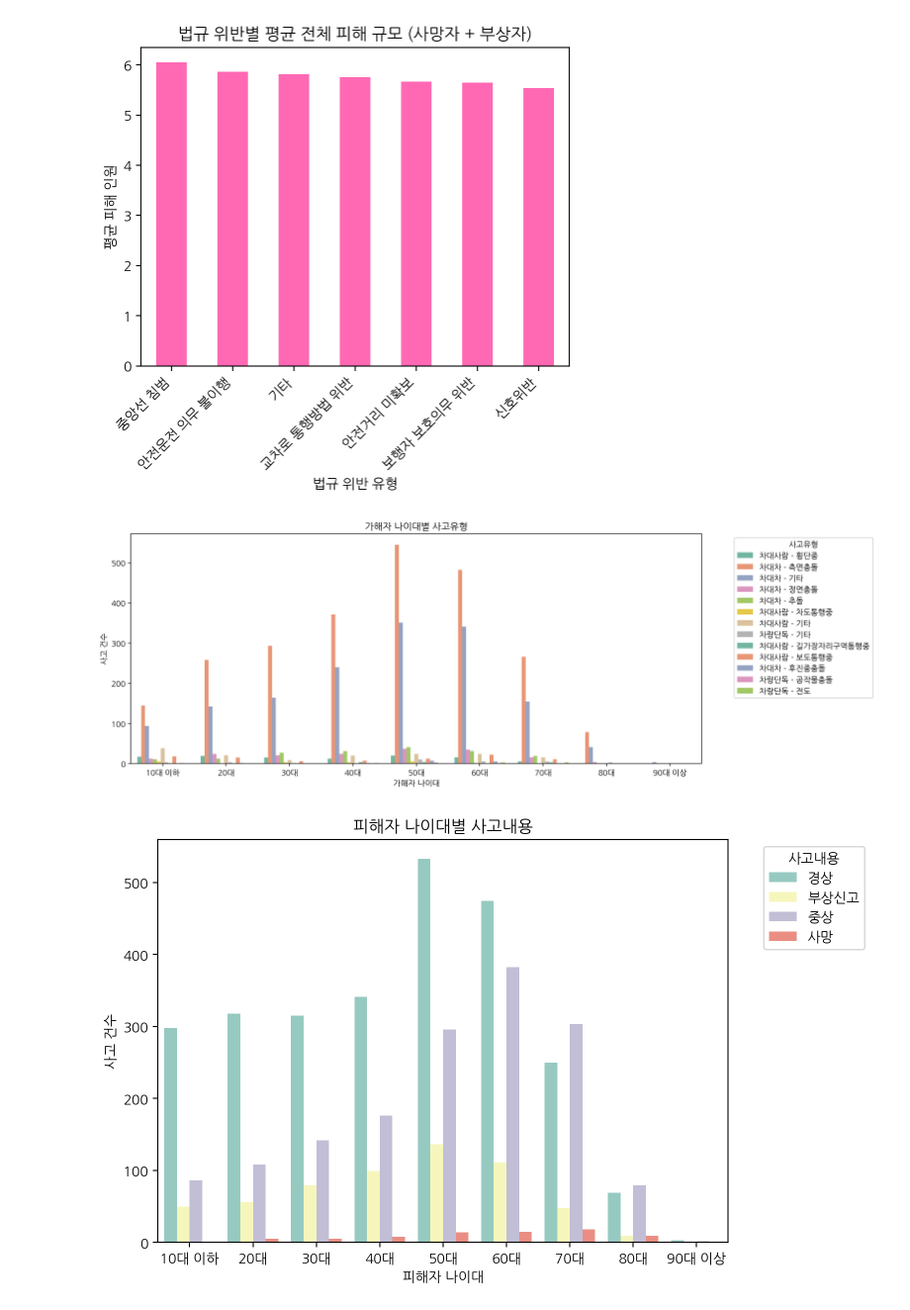
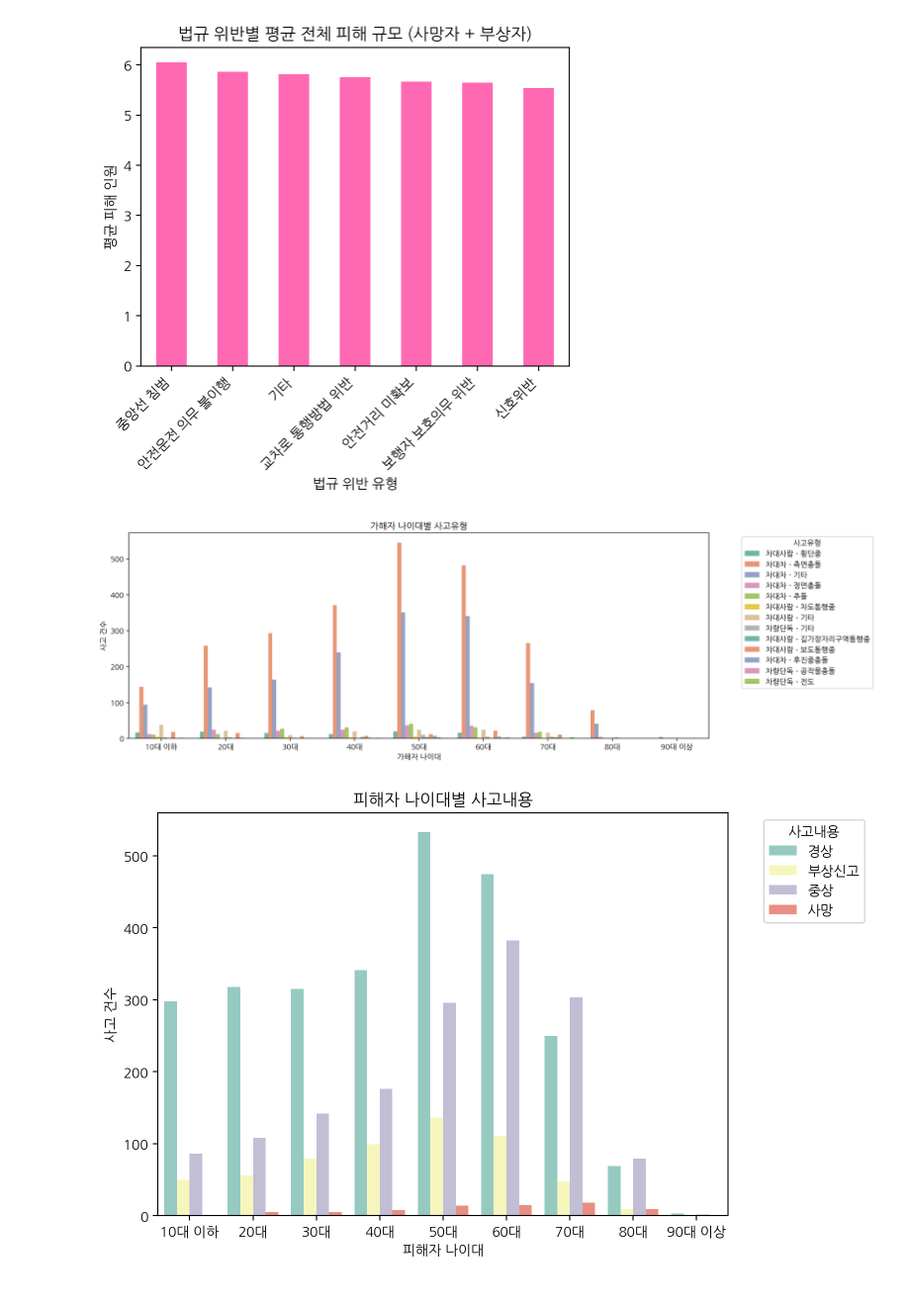
Before and after one commit to yeojeong735/25-BDA-TeamDP, a Jupyter notebook: 25_BDA_BikeCrash_TeamDP.ipynb, the cells around one changed output. Shown at 99% size. Saved outputs shown, nothing was run; the diff lists cells and outputs as text; code cells hidden in the pictures.

```diff
--- a/25_BDA_BikeCrash_TeamDP.ipynb
+++ b/25_BDA_BikeCrash_TeamDP.ipynb
@@ -340,15 +340,14 @@ df['victemAgeGroup'] = pd.cut(df['victemAge'], bins=bins, labels=labels)
 # %%
 # 나이대별 사고유형 시각화(가해자 기준)
 plt.figure(figsize=(14, 5))
 sns.countplot(data=df, x='prepAgeGroup', hue='accidentType', palette='Set2')
 plt.title("가해자 나이대별 사고유형")
 plt.xlabel("가해자 나이대")
 plt.ylabel("사고 건수")
 plt.legend(title="사고유형", bbox_to_anchor=(1.05, 1), loc='upper left')
-plt.tight_layout()
 plt.show()
 # %% [output]
-[figure, old version]
+[figure, new version]
 # %%
 # 나이대별 사고내용 시각화(피해자 기준)
 plt.figure(figsize=(8, 5))
```
Also changed, not shown: parts of 3 cells of this notebook.
